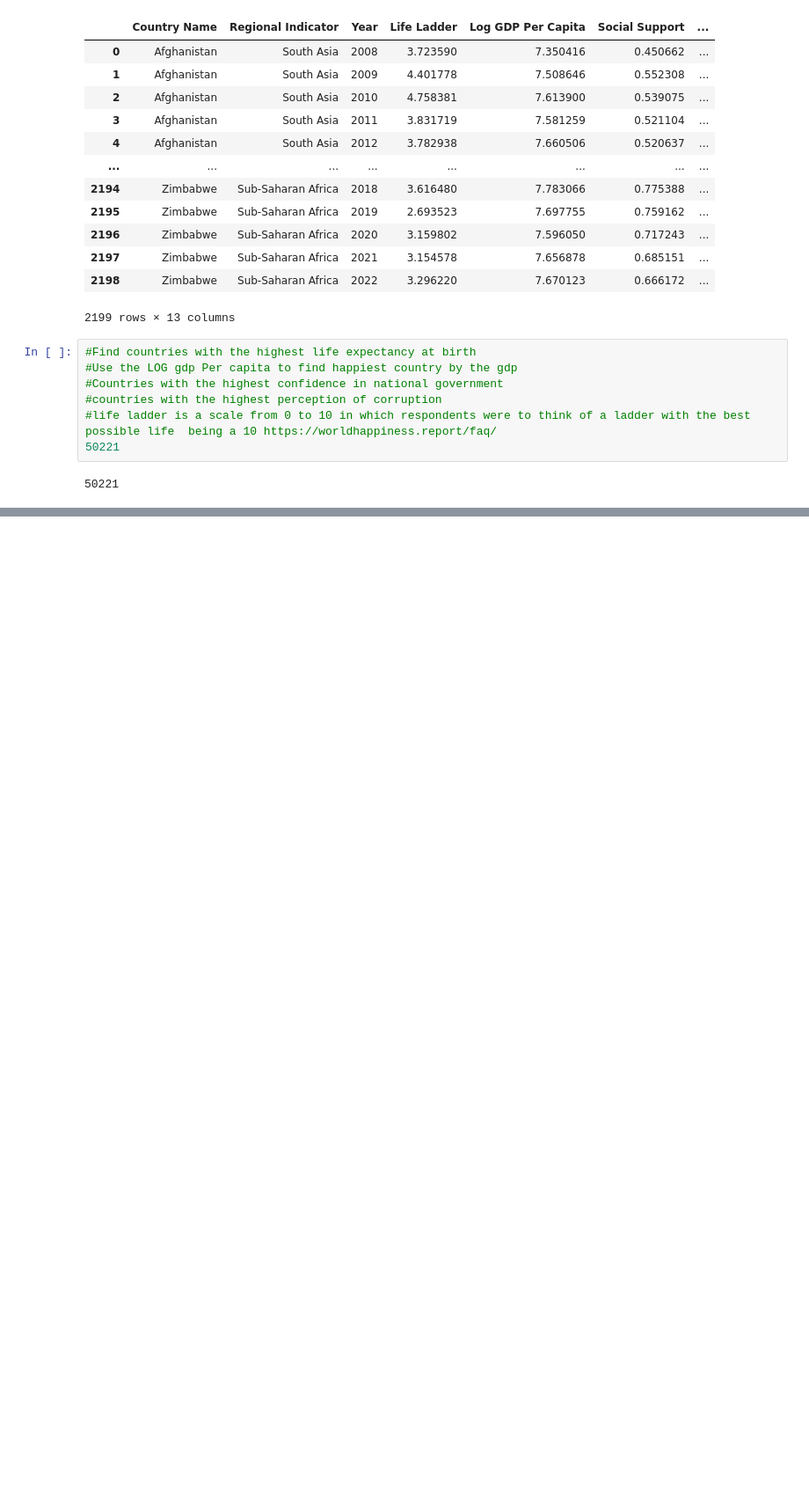
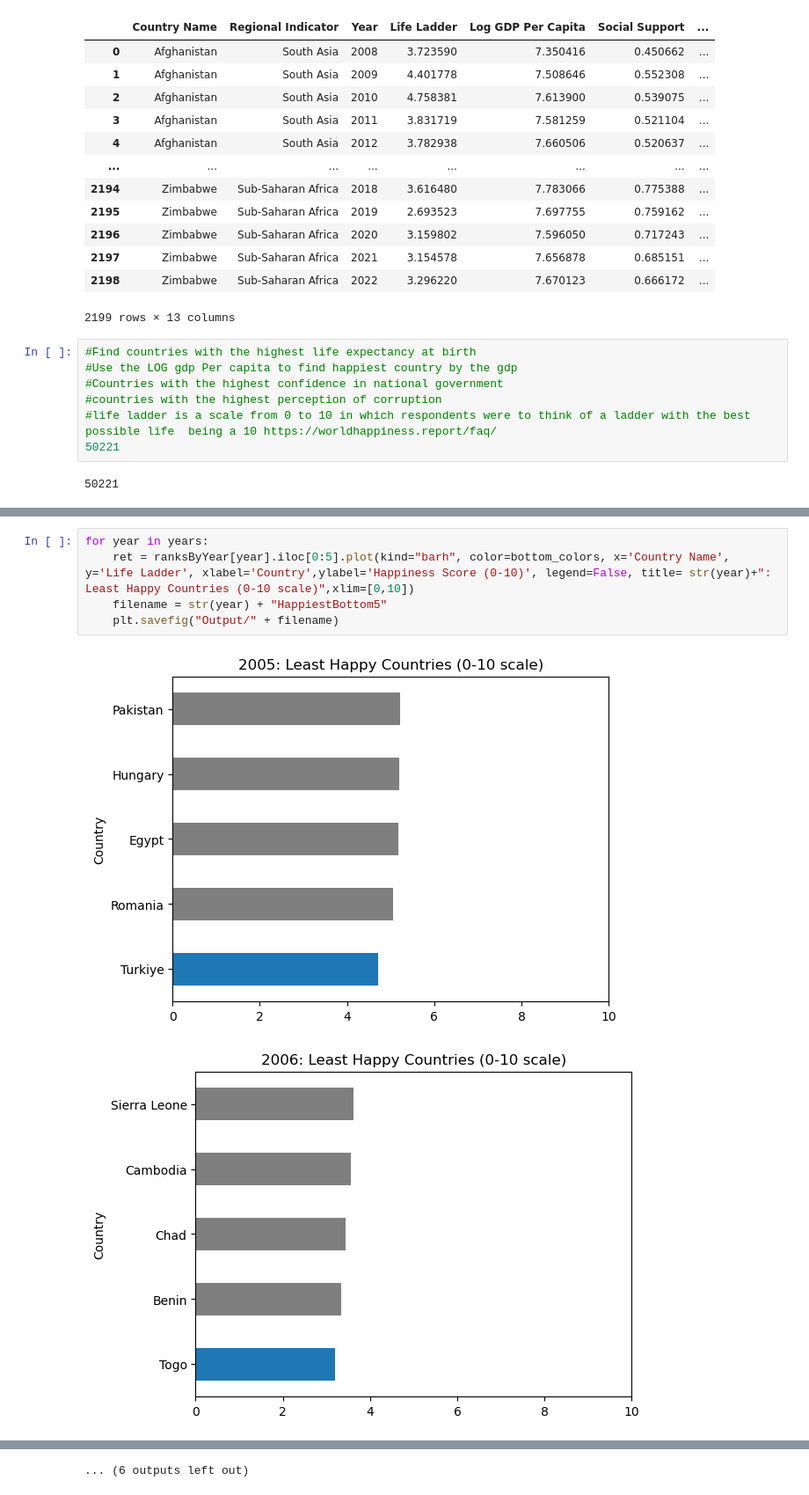
Before and after one commit to amylovesdogs/Group7Project1, a Jupyter notebook: happiness.ipynb, the cells around one changed output, grey strips where cells are left out. Shown at 88% size. Cells and saved outputs as stored; diff of their text form; blank space fills up the shorter version.

```diff
--- a/happiness.ipynb
+++ b/happiness.ipynb
@@ -30,0 +137,8 @@ worldHappinessData
+# %%
+for year in years:
+    ret = ranksByYear[year].iloc[0:5].plot(kind="barh", color=bottom_colors, x='Country Name', y='Life Ladder', xlabel='Country',ylabel='Happiness Score (0-10)', legend=False, title= str(year)+": Least Happy Countries (0-10 scale)",xlim=[0,10])
+    filename = str(year) + "HappiestBottom5"
+    plt.savefig("Output/" + filename)
+# %% [output]
+[figure, added]
+[figure, added]
@@ -30,0 +155 @@ worldHappinessData
+... (6 outputs left out)
```
Also changed, not shown: parts of 14 cells of this notebook, 52 other files.
